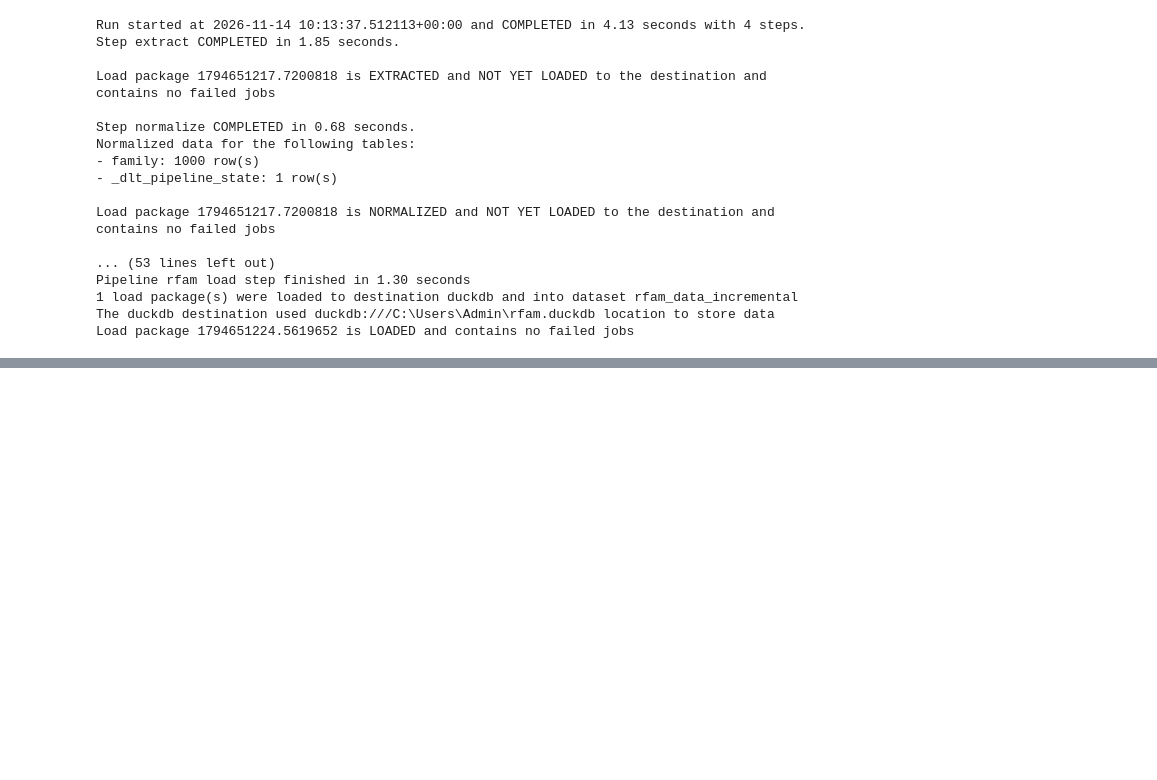
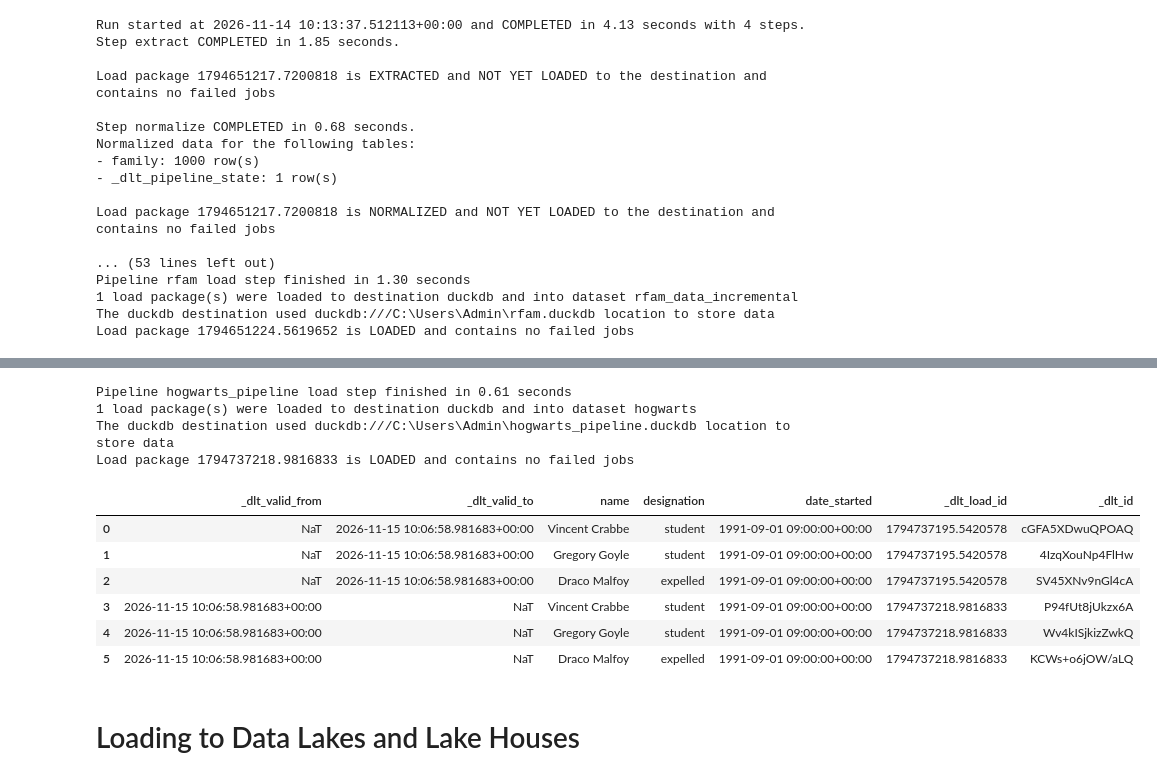
Before and after one commit to Alfred726/data-engineering-pipeline, a Jupyter notebook: Data engineering.ipynb, the cells around one changed output, grey strips where cells are left out. Saved outputs shown, nothing was run; the diff lists cells and outputs as text; code cells hidden in the pictures; blank space fills up the shorter version.

```diff
--- a/Data engineering.ipynb
+++ b/Data engineering.ipynb
@@ -750,0 +763,32 @@ Load package 1794651224.5619652 is LOADED and contains no failed jobs
+# %%
+data = [
+    {"name": "Vincent Crabbe", "designation": "student", "date_started": "1991-09-01T09:00:00Z"},
+    {"name": "Gregory Goyle", "designation": "student", "date_started": "1991-09-01T09:00:00Z"},
+    {"name": "Draco Malfoy", "designation": "student", "date_started": "1991-09-01T09:00:00Z"}
+]
+
+data_updated = [
+    {"name": "Vincent Crabbe", "designation": "student", "date_started": "1991-09-01T09:00:00Z"},
+    {"name": "Gregory Goyle", "designation": "student", "date_started": "1991-09-01T09:00:00Z"},
+    {"name": "Draco Malfoy", "designation": "expelled", "date_started": "1991-09-01T09:00:00Z"}
+]
+# %%
+import dlt
+
+pipeline = dlt.pipeline(
+    pipeline_name="hogwarts_pipeline",
+    destination="duckdb",
+    dataset_name="hogwarts",
+)
+
+load_info = pipeline.run(
+    data,
+    table_name="creatures",
+    write_disposition={
+        "disposition": "merge", # <--- specifies that existing data should be merged rather than replaced
+        "strategy": "scd2" # <--- enables SCD2 tracking, which keeps historical records of changes
+    }
+)
+print(load_info)
+
+pipeline.dataset().creatures.df()
@@ -750,0 +804,26 @@ Load package 1794651224.5619652 is LOADED and contains no failed jobs
+# %%
+load_info = pipeline.run(
+    data_updated,
+    table_name="creatures",
+    write_disposition={
+        "disposition": "merge", # <--- specifies that existing data should be merged rather than replaced
+        "strategy": "scd2" # <--- enables SCD2 tracking, which keeps historical records of changes
+    }
+)
+print(load_info)
+
+pipeline.dataset().creatures.df()
+# %% [output]
+Pipeline hogwarts_pipeline load step finished in 0.61 seconds
+1 load package(s) were loaded to destination duckdb and into dataset hogwarts
+The duckdb destination used duckdb:///C:\Users\Admin\hogwarts_pipeline.duckdb location to store data
+Load package 1794737218.9816833 is LOADED and contains no failed jobs
+|  | _dlt_valid_from | _dlt_valid_to | name | designation | date_started | _dlt_load_id | _dlt_id |
+| 0 | NaT | 2026-11-15 10:06:58.981683+00:00 | Vincent Crabbe | student | 1991-09-01 09:00:00+00:00 | 1794737195.5420578 | cGFA5XDwuQPOAQ |
+| 1 | NaT | 2026-11-15 10:06:58.981683+00:00 | Gregory Goyle | student | 1991-09-01 09:00:00+00:00 | 1794737195.5420578 | 4IzqXouNp4FlHw |
+| 2 | NaT | 2026-11-15 10:06:58.981683+00:00 | Draco Malfoy | expelled | 1991-09-01 09:00:00+00:00 | 1794737195.5420578 | SV45XNv9nGl4cA |
+| 3 | 2026-11-15 10:06:58.981683+00:00 | NaT | Vincent Crabbe | student | 1991-09-01 09:00:00+00:00 | 1794737218.9816833 | P94fUt8jUkzx6A |
+| 4 | 2026-11-15 10:06:58.981683+00:00 | NaT | Gregory Goyle | student | 1991-09-01 09:00:00+00:00 | 1794737218.9816833 | Wv4kISjkizZwkQ |
+| 5 | 2026-11-15 10:06:58.981683+00:00 | NaT | Draco Malfoy | expelled | 1991-09-01 09:00:00+00:00 | 1794737218.9816833 | KCWs+o6jOW/aLQ |
+# %% [markdown]
+# Loading to Data Lakes and Lake Houses
```
Also changed, not shown: parts of 17 cells of this notebook.
